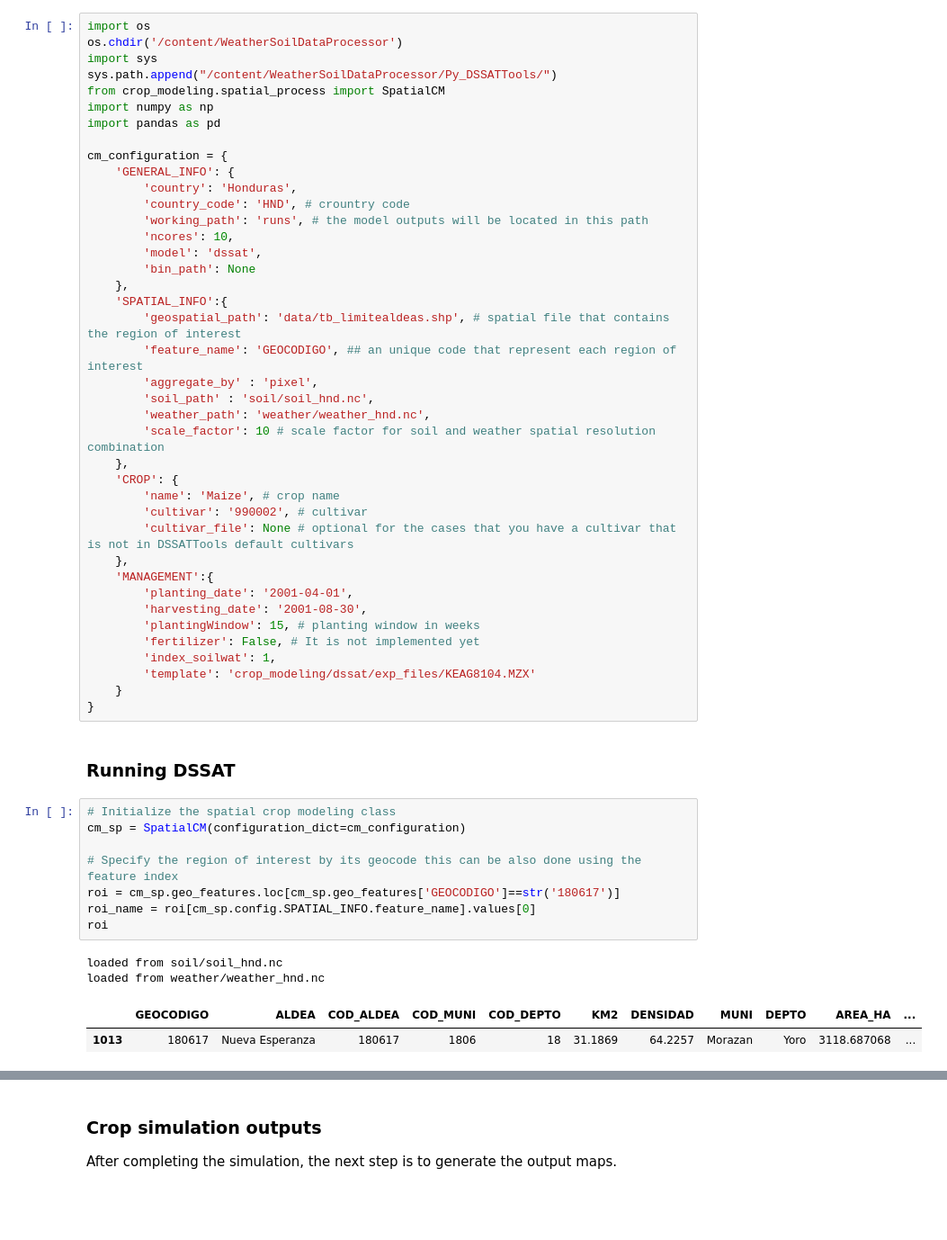
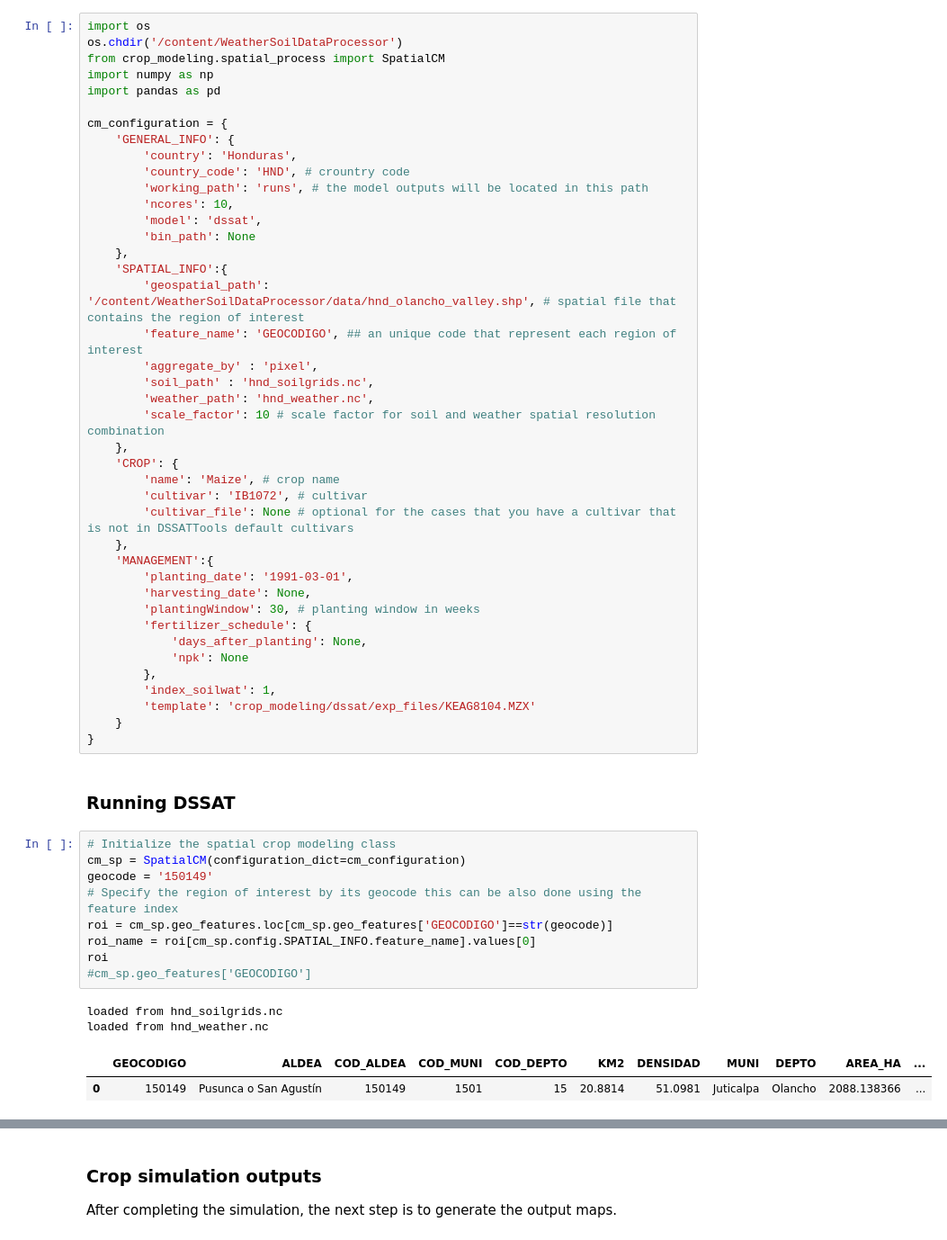
Before and after one commit to anaguilarar/WeatherSoilDataProcessor, a Jupyter notebook: google_colab_examples/dssat_spatial_crop_simulation_pixel.ipynb, the cells around one changed output, grey strips where cells are left out. Shown at 90% size. Drawn from its saved outputs; the diff is of its cells as text; blank space fills up the shorter version.

```diff
--- a/google_colab_examples/dssat_spatial_crop_simulation_pixel.ipynb
+++ b/google_colab_examples/dssat_spatial_crop_simulation_pixel.ipynb
@@ -410,8 +432,6 @@ Other parameters to configure include crop parameters and management practices.
 # %%
 import os
 os.chdir('/content/WeatherSoilDataProcessor')
-import sys
-sys.path.append("/content/WeatherSoilDataProcessor/Py_DSSATTools/")
 from crop_modeling.spatial_process import SpatialCM
 import numpy as np
 import pandas as pd
@@ -426,23 +446,26 @@ cm_configuration = {
         'bin_path': None
     },
     'SPATIAL_INFO':{
-        'geospatial_path': 'data/tb_limitealdeas.shp', # spatial file that contains the region of interest
+        'geospatial_path': '/content/WeatherSoilDataProcessor/data/hnd_olancho_valley.shp', # spatial file that contains the region of interest
         'feature_name': 'GEOCODIGO', ## an unique code that represent each region of interest
         'aggregate_by' : 'pixel',
-        'soil_path' : 'soil/soil_hnd.nc',
-        'weather_path': 'weather/weather_hnd.nc',
+        'soil_path' : 'hnd_soilgrids.nc',
+        'weather_path': 'hnd_weather.nc',
         'scale_factor': 10 # scale factor for soil and weather spatial resolution combination
     },
     'CROP': {
         'name': 'Maize', # crop name
-        'cultivar': '990002', # cultivar
+        'cultivar': 'IB1072', # cultivar
         'cultivar_file': None # optional for the cases that you have a cultivar that is not in DSSATTools default cultivars
     },
     'MANAGEMENT':{
-        'planting_date': '2001-04-01',
-        'harvesting_date': '2001-08-30',
-        'plantingWindow': 15, # planting window in weeks
-        'fertilizer': False, # It is not implemented yet
+        'planting_date': '1991-03-01',
+        'harvesting_date': None,
+        'plantingWindow': 30, # planting window in weeks
+        'fertilizer_schedule': {
+            'days_after_planting': None,
+            'npk': None
+        },
         'index_soilwat': 1,
         'template': 'crop_modeling/dssat/exp_files/KEAG8104.MZX'
     }
@@ -452,13 +475,14 @@ cm_configuration = {
 # %%
 # Initialize the spatial crop modeling class
 cm_sp = SpatialCM(configuration_dict=cm_configuration)
-
+geocode = '150149'
 # Specify the region of interest by its geocode this can be also done using the feature index
-roi = cm_sp.geo_features.loc[cm_sp.geo_features['GEOCODIGO']==str('180617')]
+roi = cm_sp.geo_features.loc[cm_sp.geo_features['GEOCODIGO']==str(geocode)]
 roi_name = roi[cm_sp.config.SPATIAL_INFO.feature_name].values[0]
 roi
+#cm_sp.geo_features['GEOCODIGO']
 # %% [output]
-loaded from soil/soil_hnd.nc
-loaded from weather/weather_hnd.nc
+loaded from hnd_soilgrids.nc
+loaded from hnd_weather.nc
 |  | GEOCODIGO | ALDEA | COD_ALDEA | COD_MUNI | COD_DEPTO | KM2 | DENSIDAD | MUNI | DEPTO | AREA_HA | ... |
-| 1013 | 180617 | Nueva Esperanza | 180617 | 1806 | 18 | 31.1869 | 64.2257 | Morazan | Yoro | 3118.687068 | ... |
+| 0 | 150149 | Pusunca o San Agustín | 150149 | 1501 | 15 | 20.8814 | 51.0981 | Juticalpa | Olancho | 2088.138366 | ... |
```
Also changed, not shown: parts of 13 cells of this notebook.
